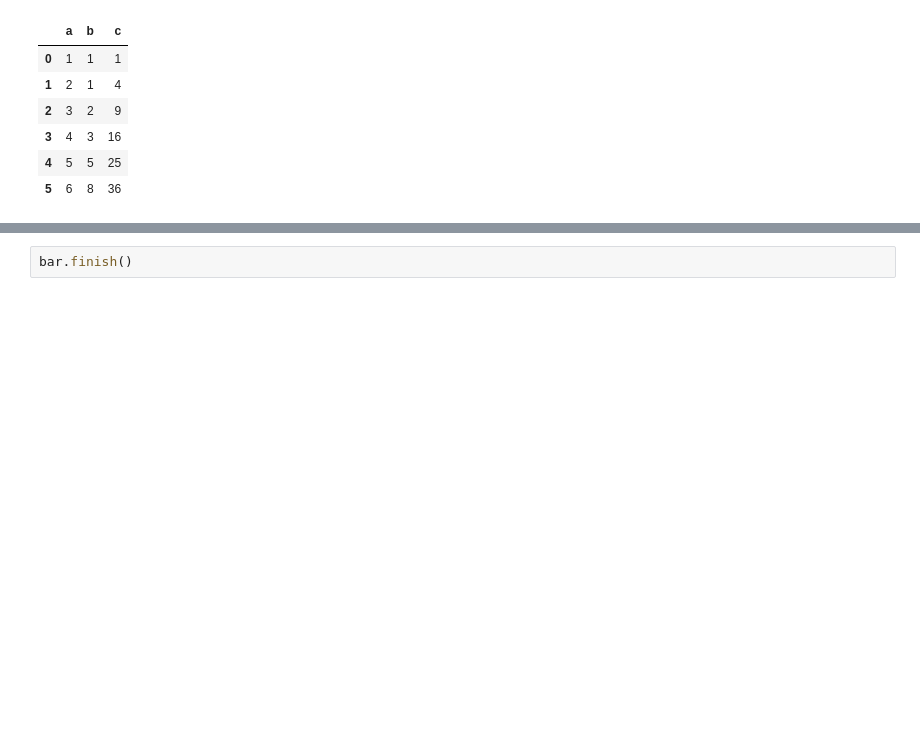
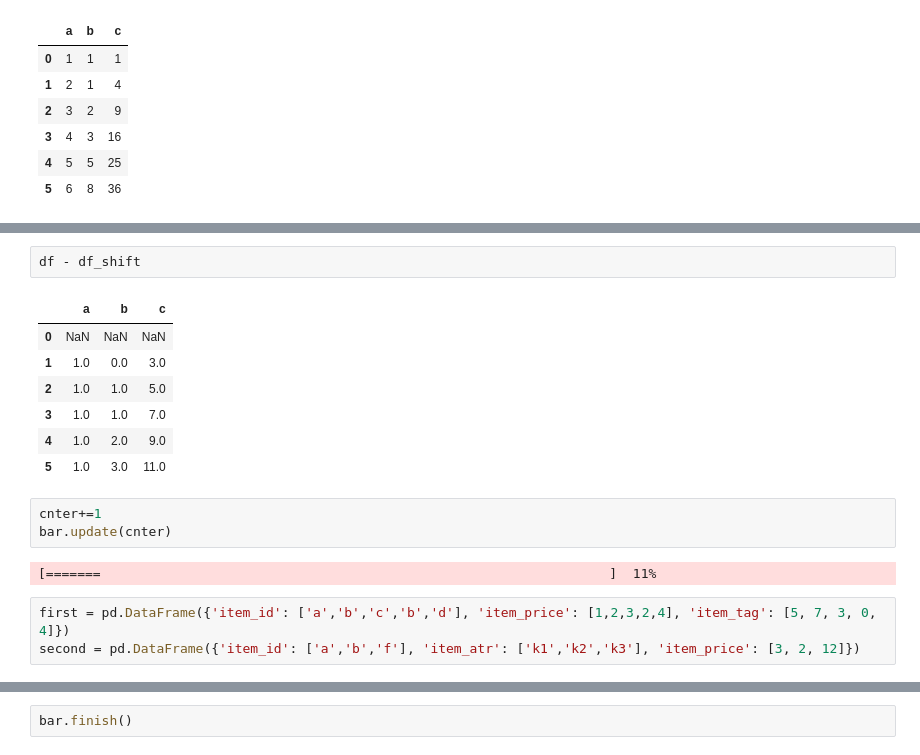
Before and after one commit to jackom/PythonDailyResearch, a Jupyter notebook: TempTest.ipynb, the cells around one changed output, grey strips where cells are left out. Saved outputs shown, nothing was run; the diff lists cells and outputs as text; blank space fills up the shorter version.

```diff
--- a/TempTest.ipynb
+++ b/TempTest.ipynb
@@ -500,0 +492,18 @@ df.diff?
+# %%
+df - df_shift
+# %% [output]
+|  | a | b | c |
+| 0 | NaN | NaN | NaN |
+| 1 | 1.0 | 0.0 | 3.0 |
+| 2 | 1.0 | 1.0 | 5.0 |
+| 3 | 1.0 | 1.0 | 7.0 |
+| 4 | 1.0 | 2.0 | 9.0 |
+| 5 | 1.0 | 3.0 | 11.0 |
+# %%
+cnter+=1
+bar.update(cnter)
+# %% [output]
+[=======                                                                 ]  11%
+# %%
+first = pd.DataFrame({'item_id': ['a','b','c','b','d'], 'item_price': [1,2,3,2,4], 'item_tag': [5, 7, 3, 0, 4]})
+second = pd.DataFrame({'item_id': ['a','b','f'], 'item_atr': ['k1','k2','k3'], 'item_price': [3, 2, 12]})
```
Also changed, not shown: parts of 10 cells of this notebook.
